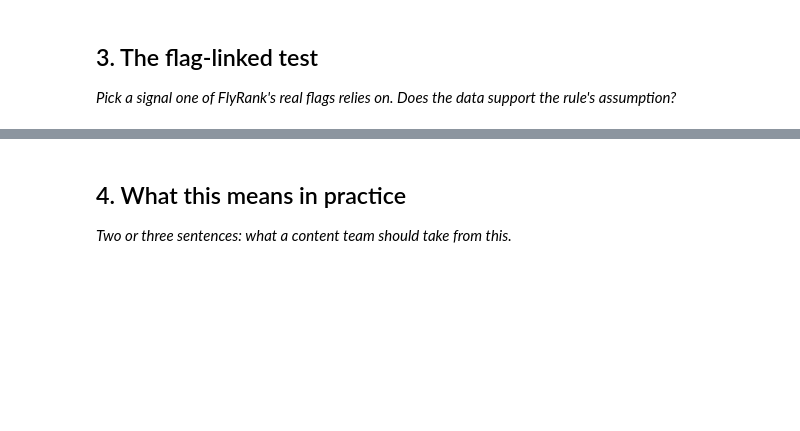
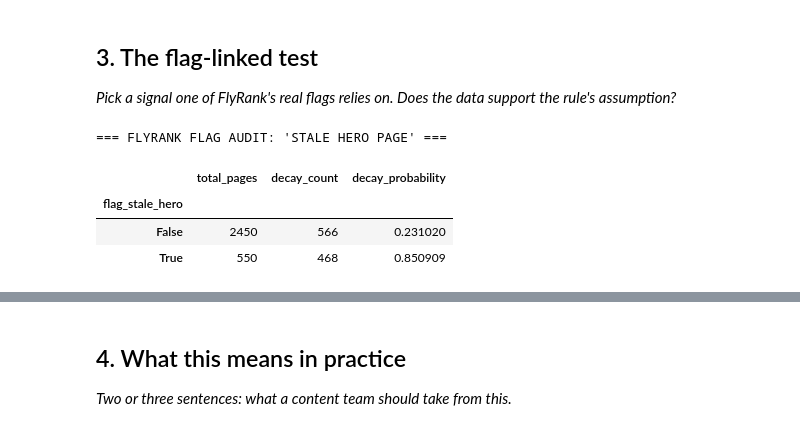
Before and after one commit to nishu-0618/flyrank-ml-internship, a Jupyter notebook: work/notebooks/w04_signal_audit.ipynb, the cells around one changed output, grey strips where cells are left out. Drawn from its saved outputs; the diff is of its cells as text; code cells hidden in the pictures; blank space fills up the shorter version.

```diff
--- a/work/notebooks/w04_signal_audit.ipynb
+++ b/work/notebooks/w04_signal_audit.ipynb
@@ -27,3 +130,23 @@ This skeleton is yours to fill. Work the sections **in order** — each one has
 # %%
 # This cell is for CODE (numbers, a query, a check).
 # Write your text answer in the cell ABOVE this one — typing sentences here breaks Run All.
+# Auditing FlyRank's "Stale Hero Page" Flag:
+# Rule Assumption: If days_since_update > 180 AND clicks_m1 >= median, page has high decay risk.
+median_clicks = df['clicks_m1'].median()
+
+df['flag_stale_hero'] = (df['days_since_update'] > 180) & (df['clicks_m1'] >= median_clicks)
+
+flag_audit = df.groupby('flag_stale_hero')['needs_refresh'].agg(
+    total_pages='count',
+    decay_count='sum',
+    decay_probability='mean'
+)
+
+print("=== FLYRANK FLAG AUDIT: 'STALE HERO PAGE' ===")
+display(flag_audit)
+# %% [output]
+=== FLYRANK FLAG AUDIT: 'STALE HERO PAGE' ===
+|  | total_pages | decay_count | decay_probability |
+| flag_stale_hero |  |  |  |
+| False | 2450 | 566 | 0.231020 |
+| True | 550 | 468 | 0.850909 |
```
Also changed, not shown: parts of 8 cells of this notebook.
